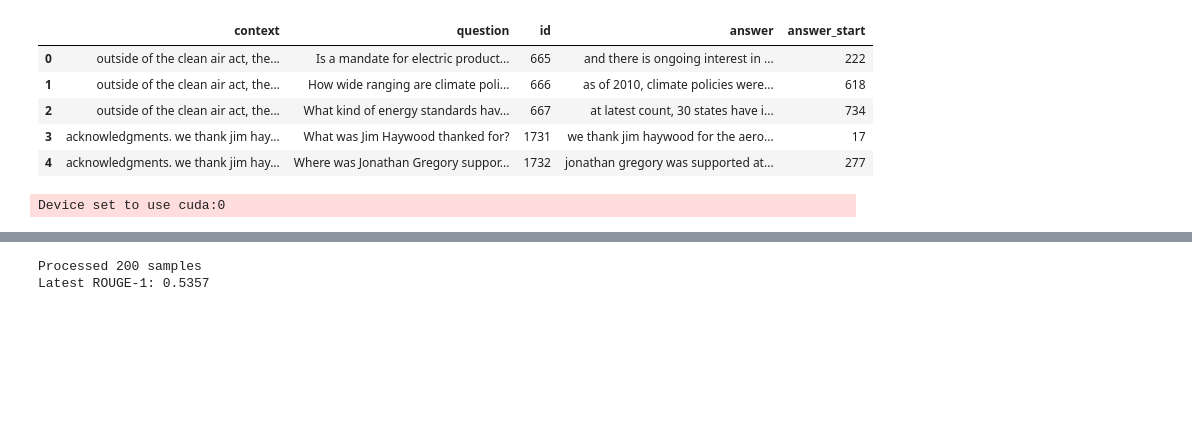
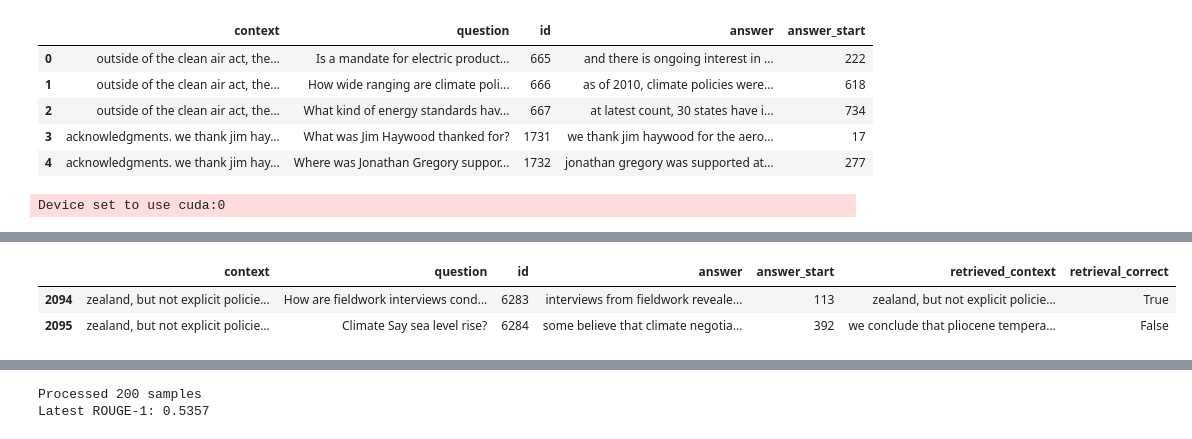
Before and after one commit to grace-murnaghan/266-project-marisa-grace, a Jupyter notebook: Llama_LLM.ipynb, the cells around one changed output, grey strips where cells are left out. Saved outputs shown, nothing was run; the diff lists cells and outputs as text; code cells hidden in the pictures; blank space fills up the shorter version.

```diff
--- a/Llama_LLM.ipynb
+++ b/Llama_LLM.ipynb
@@ -159,0 +254,7 @@ results = []
+# %%
+test_df = pd.read_csv('test_df_tfidf_retrieval.csv')
+test_df.tail(2)
+# %% [output]
+|  | context | question | id | answer | answer_start | retrieved_context | retrieval_correct |
+| 2094 | zealand, but not explicit policie... | How are fieldwork interviews cond... | 6283 | interviews from fieldwork reveale... | 113 | zealand, but not explicit policie... | True |
+| 2095 | zealand, but not explicit policie... | Climate Say sea level rise? | 6284 | some believe that climate negotia... | 392 | we conclude that pliocene tempera... | False |
```
Also changed, not shown: parts of 19 cells of this notebook, 1 other file.
